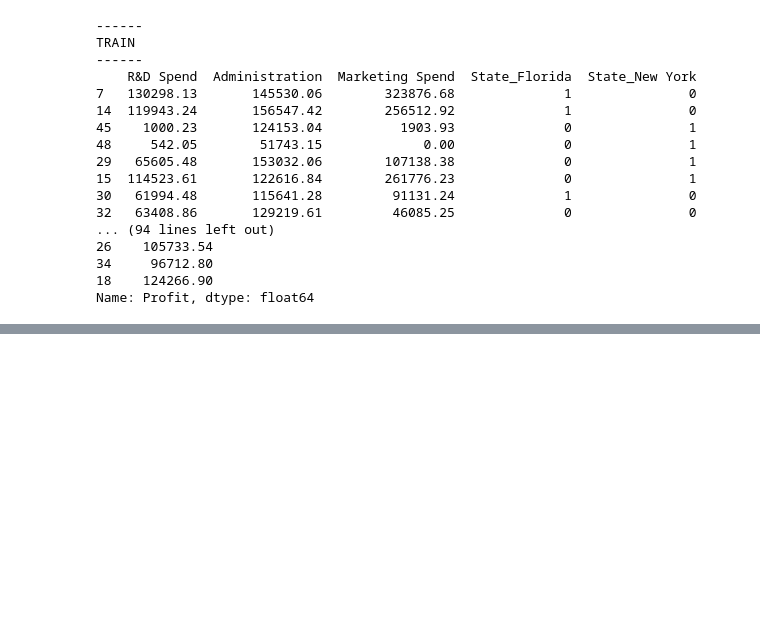
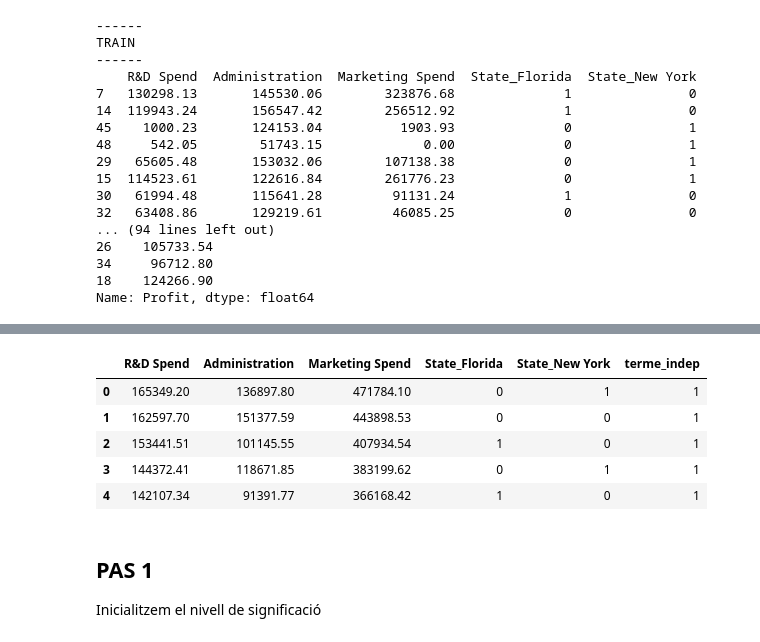
Before and after one commit to robertventura/sistemes-aprenentatge-automatic, a Jupyter notebook: 02_models_supervisats/021_regressio_lineal_multiple_backward.ipynb, the cells around one changed output, grey strips where cells are left out. Cells and saved outputs as stored; diff of their text form; code cells hidden in the pictures; blank space fills up the shorter version.

```diff
--- a/02_models_supervisats/021_regressio_lineal_multiple_backward.ipynb
+++ b/02_models_supervisats/021_regressio_lineal_multiple_backward.ipynb
@@ -125,0 +119,16 @@ Name: Profit, dtype: float64
+# %%
+## x_opt és el conjunt de variables independents òptimes / significatives
+## per predir la y.
+x_opt =  x.iloc[:, [0, 1, 2, 3, 4, 5]]
+x_opt.head()
+# %% [output]
+|  | R&D Spend | Administration | Marketing Spend | State_Florida | State_New York | terme_indep |
+| 0 | 165349.20 | 136897.80 | 471784.10 | 0 | 1 | 1 |
+| 1 | 162597.70 | 151377.59 | 443898.53 | 0 | 0 | 1 |
+| 2 | 153441.51 | 101145.55 | 407934.54 | 1 | 0 | 1 |
+| 3 | 144372.41 | 118671.85 | 383199.62 | 0 | 1 | 1 |
+| 4 | 142107.34 | 91391.77 | 366168.42 | 1 | 0 | 1 |
+# %% [markdown]
+## PAS 1
+
+Inicialitzem el nivell de significació
```
Also changed, not shown: parts of 38 cells of this notebook.
